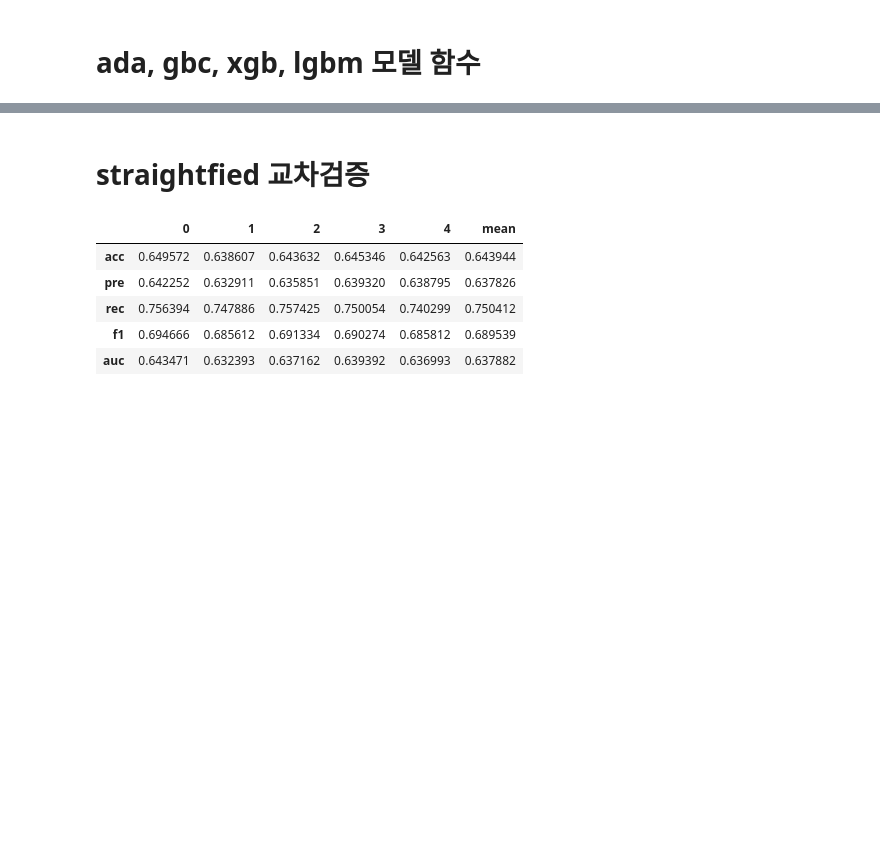
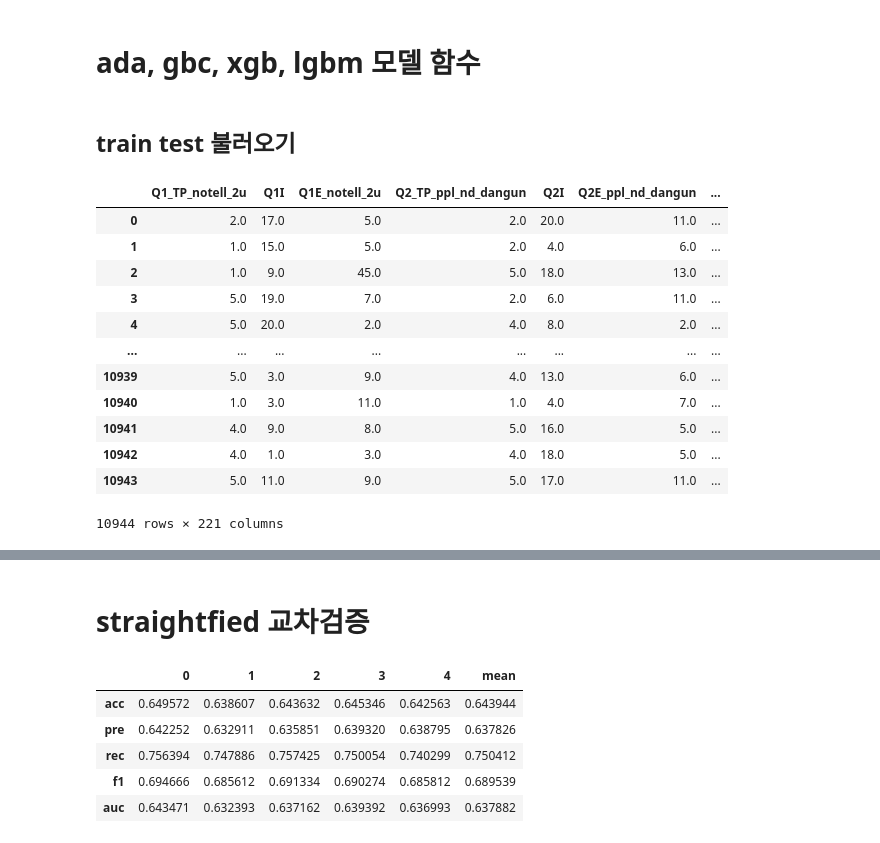
Before and after one commit to dss-14th/ml-repo-3, a Jupyter notebook: yong's/wow_gridsearch.ipynb, the cells around one changed output, grey strips where cells are left out. Drawn from its saved outputs; the diff is of its cells as text; code cells hidden in the pictures; blank space fills up the shorter version.

```diff
--- a/yong's/wow_gridsearch.ipynb
+++ b/yong's/wow_gridsearch.ipynb
@@ -153,0 +103,19 @@ model = [ada]
+# %% [markdown]
+## train test 불러오기
+# %%
+X_test = pd.read_csv('../MACH_data/X_test_data_without_0feature.csv' )
+X_test
+# %% [output]
+|  | Q1_TP_notell_2u | Q1I | Q1E_notell_2u | Q2_TP_ppl_nd_dangun | Q2I | Q2E_ppl_nd_dangun | ... |
+| 0 | 2.0 | 17.0 | 5.0 | 2.0 | 20.0 | 11.0 | ... |
+| 1 | 1.0 | 15.0 | 5.0 | 2.0 | 4.0 | 6.0 | ... |
+| 2 | 1.0 | 9.0 | 45.0 | 5.0 | 18.0 | 13.0 | ... |
+| 3 | 5.0 | 19.0 | 7.0 | 2.0 | 6.0 | 11.0 | ... |
+| 4 | 5.0 | 20.0 | 2.0 | 4.0 | 8.0 | 2.0 | ... |
+| ... | ... | ... | ... | ... | ... | ... | ... |
+| 10939 | 5.0 | 3.0 | 9.0 | 4.0 | 13.0 | 6.0 | ... |
+| 10940 | 1.0 | 3.0 | 11.0 | 1.0 | 4.0 | 7.0 | ... |
+| 10941 | 4.0 | 9.0 | 8.0 | 5.0 | 16.0 | 5.0 | ... |
+| 10942 | 4.0 | 1.0 | 3.0 | 4.0 | 18.0 | 5.0 | ... |
+| 10943 | 5.0 | 11.0 | 9.0 | 5.0 | 17.0 | 11.0 | ... |
+10944 rows × 221 columns
```
Also changed, not shown: parts of 22 cells of this notebook, 6 other files.
